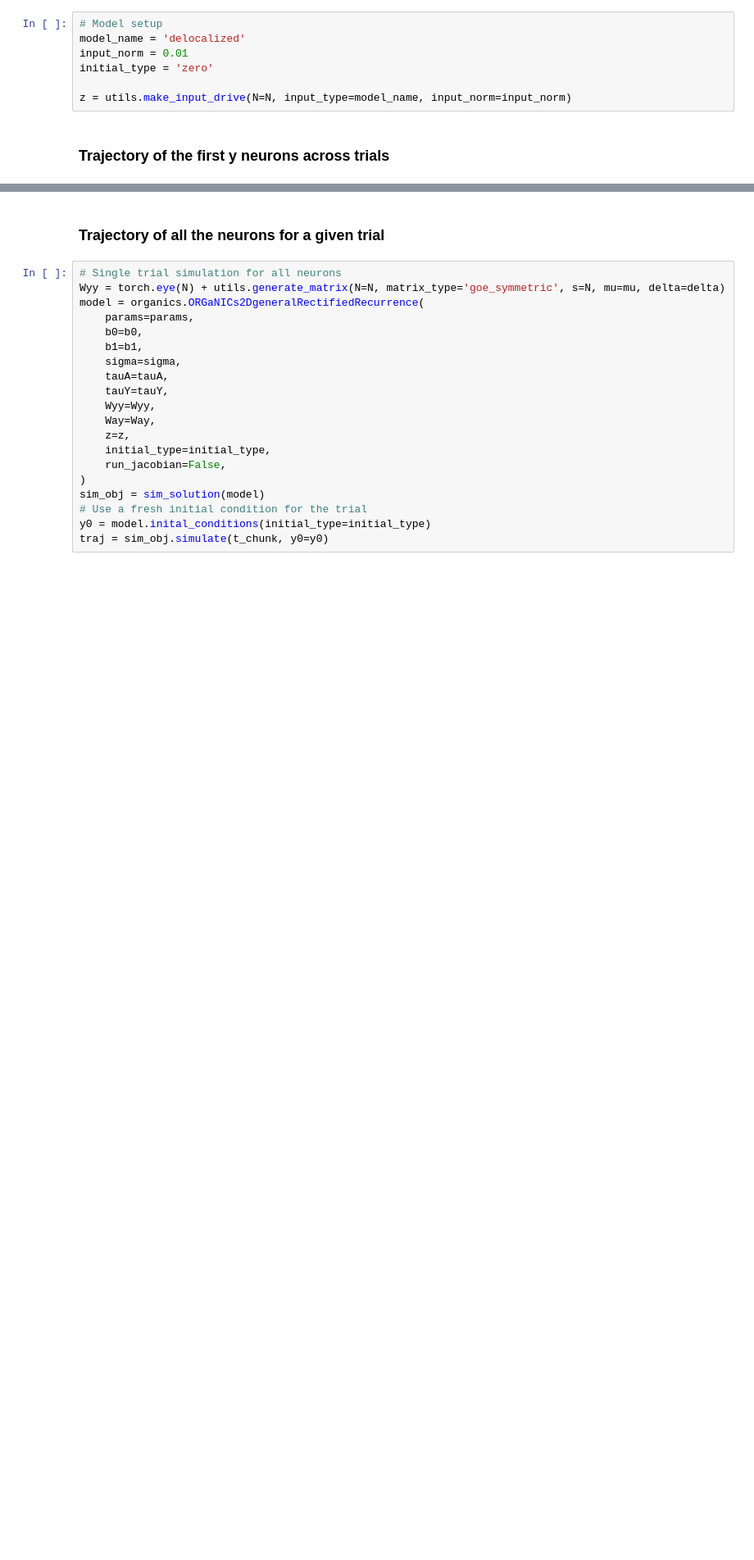
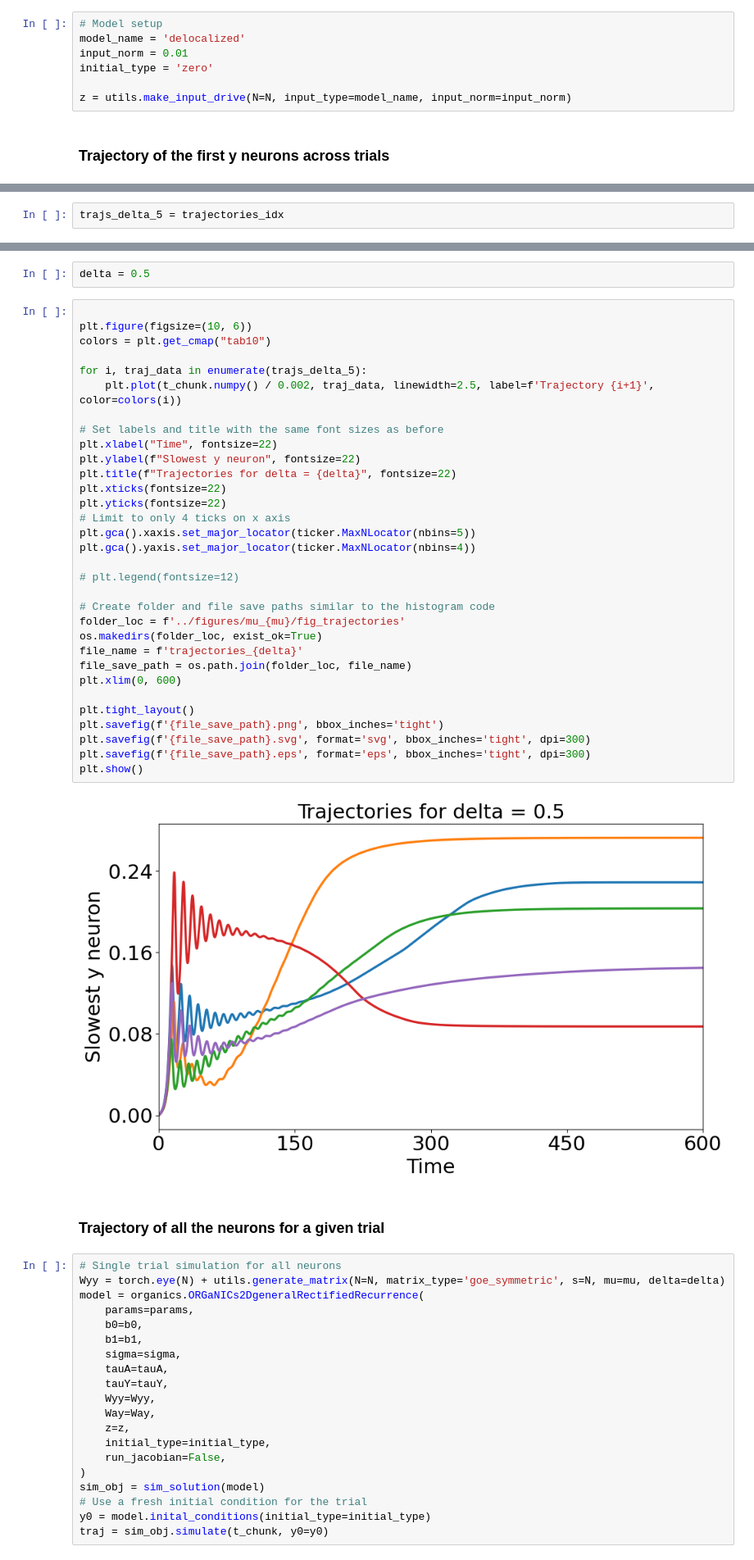
Before and after one commit to shivangrawat/perturbed_organics, a Jupyter notebook: examples/trajectories_and_phase_portraits.ipynb, the cells around one changed output, grey strips where cells are left out. Shown at 82% size. Cells and saved outputs as stored; diff of their text form; blank space fills up the shorter version.

```diff
--- a/examples/trajectories_and_phase_portraits.ipynb
+++ b/examples/trajectories_and_phase_portraits.ipynb
@@ -115,0 +175,2 @@ plt.show()
+# %%
+trajs_delta_5 = trajectories_idx
@@ -116,3 +182,39 @@ plt.show()
+# %%
+delta = 0.5
+# %%
+
+plt.figure(figsize=(10, 6))
+colors = plt.get_cmap("tab10")
+
+for i, traj_data in enumerate(trajs_delta_5):
+    plt.plot(t_chunk.numpy() / 0.002, traj_data, linewidth=2.5, label=f'Trajectory {i+1}', color=colors(i))
+
+# Set labels and title with the same font sizes as before
+plt.xlabel("Time", fontsize=22)
+plt.ylabel(f"Slowest y neuron", fontsize=22)
+plt.title(f"Trajectories for delta = {delta}", fontsize=22)
+plt.xticks(fontsize=22)
+plt.yticks(fontsize=22)
+# Limit to only 4 ticks on x axis
+plt.gca().xaxis.set_major_locator(ticker.MaxNLocator(nbins=5))
+plt.gca().yaxis.set_major_locator(ticker.MaxNLocator(nbins=4))
+
+# plt.legend(fontsize=12)
+
+# Create folder and file save paths similar to the histogram code
+folder_loc = f'../figures/mu_{mu}/fig_trajectories'
+os.makedirs(folder_loc, exist_ok=True)
+file_name = f'trajectories_{delta}'
+file_save_path = os.path.join(folder_loc, file_name)
+plt.xlim(0, 600)
+
+plt.tight_layout()
+plt.savefig(f'{file_save_path}.png', bbox_inches='tight')
+plt.savefig(f'{file_save_path}.svg', format='svg', bbox_inches='tight', dpi=300)
+plt.savefig(f'{file_save_path}.eps', format='eps', bbox_inches='tight', dpi=300)
+plt.show()
+# %% [output]
+[figure, added]
 # %% [markdown]
 ### Trajectory of all the neurons for a given trial
 # %%
```
Also changed, not shown: parts of 9 cells of this notebook, 4 other files.
